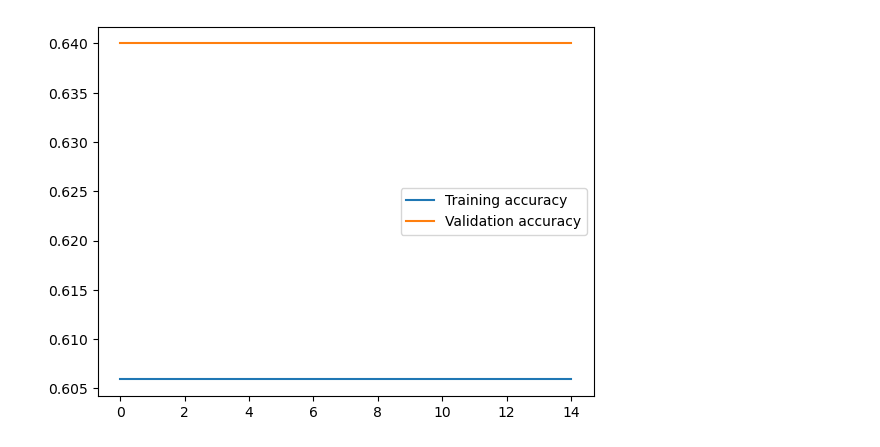
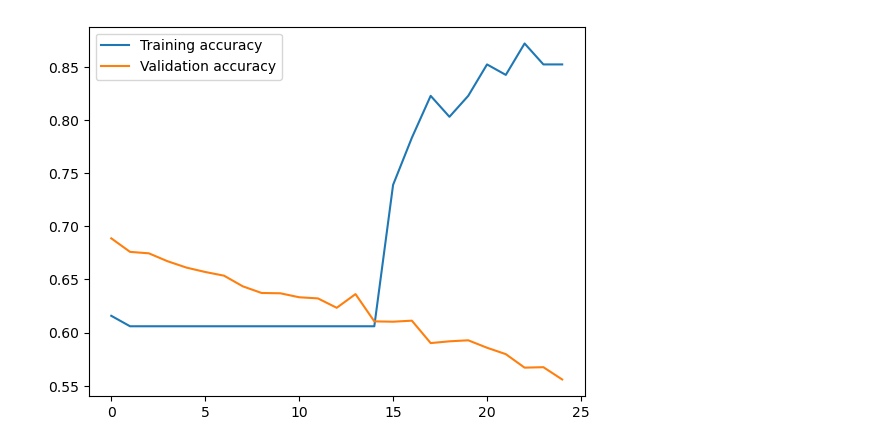
Before and after one commit to Amoako419/10_ML_projects, a Jupyter notebook: Brain-tumor/notebook.ipynb, the cells around one changed output. Cells and saved outputs as stored; diff of their text form; code cells hidden in the pictures.

Commit message:
model updated

```diff
--- a/Brain-tumor/notebook.ipynb
+++ b/Brain-tumor/notebook.ipynb
@@ -8,15 +8,12 @@ train_dataset = tf.keras.preprocessing.image_dataset_from_directory(
     validation_split=0.2,
     subset="training",
     seed=123,
-    image_size=(224,224),
+    image_size=(64,64),
     batch_size=(16),
 )
-validation_dataset = tf.keras.preprocessing.image_dataset_from_directory(
+test_dataset = tf.keras.preprocessing.image_dataset_from_directory(
     '/Users/amoakoheskey/Desktop/CS50/10_ML_projects/Brain-tumor/datasets',
-    validation_split=0.1,
-    subset="validation",
-    seed=123,
-    image_size=(224,224),
+    image_size=(64,64),
     batch_size=(16),
 )
 # %% [output]
@@ -36,22 +32,21 @@ validation_dataset = validation_dataset.map(preprocess)
 # %%
 model = tf.keras.models.Sequential([
-    tf.keras.layers.Conv2D(64,(3,3),activation='relu',input_shape=(224,224,3)),
+    # tf.keras.layers.Conv2D(64,(3,3),activation='relu',input_shape=(224,224,3)),
+    tf.keras.layers.Conv2D(filters=32, kernel_size=3, activation='relu', input_shape=[64, 64, 3]),
     tf.keras.layers.MaxPooling2D(2,2),
-    tf.keras.layers.Conv2D(64,(3,3),activation='relu'),
+    tf.keras.layers.Conv2D(32,(3,3),activation='relu'),
     tf.keras.layers.MaxPooling2D(2,2),
     tf.keras.layers.Flatten(),
-    tf.keras.layers.Dense(32,activation='softmax'),
+    tf.keras.layers.Dense(128,activation='softmax'),
     tf.keras.layers.Dropout(0.2),
-    tf.keras.layers.Dense(16,activation='softmax'),
-    tf.keras.layers.Dropout(0.2),
-    tf.keras.layers.Dense(2,activation='softmax'),
+    tf.keras.layers.Dense(1,activation='sigmoid'),
 ])
 # %%
 model.compile(
     optimizer = 'adam',
-    loss = 'sparse_categorical_crossentropy',
+    loss = 'binary_crossentropy',
     metrics = ['accuracy']
 )
 # %%
-history = model.fit(train_dataset,epochs=15,validation_data = validation_dataset)
+history = model.fit(train_dataset,epochs=25)
 # %% [output]
@@ -75,7 +70,7 @@ Epoch 15/15
 # %%
 plt.plot(history.history['accuracy'],label = 'Training accuracy')
-plt.plot(history.history['val_accuracy'],label = 'Validation accuracy')
+plt.plot(history.history['loss'],label = 'Validation accuracy')
 plt.legend()
 plt.show()
 # %% [output]
-[figure, old version]
+[figure, new version]
```
Also changed, not shown: parts of 7 cells of this notebook.
